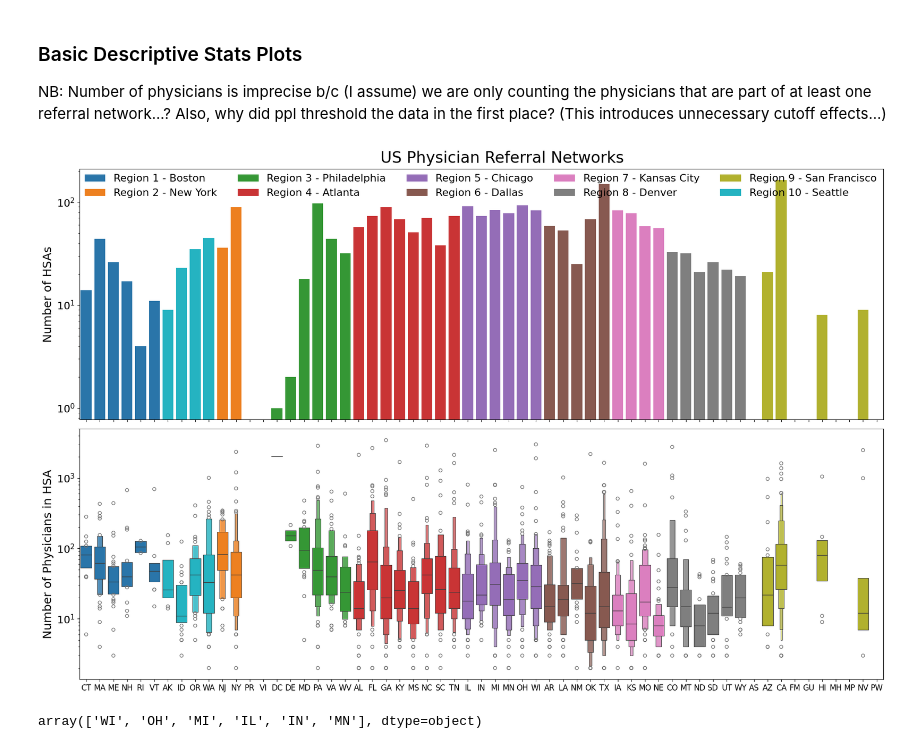
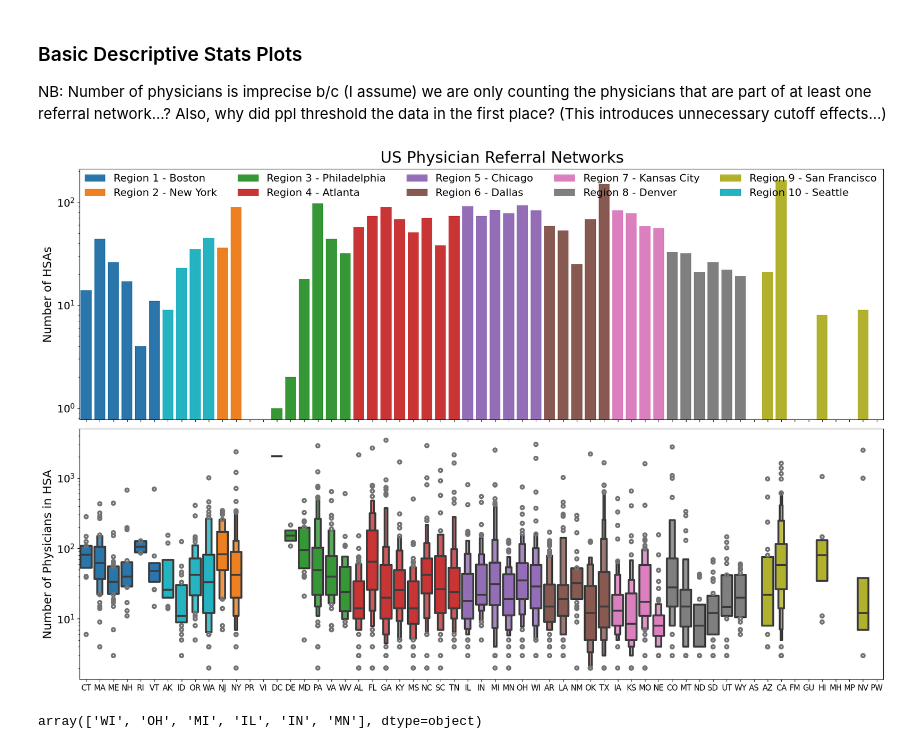
Before and after one commit to aidos-lab/apparent, a Jupyter notebook: notebooks/visualization.ipynb, the cells around one changed output. Cells and saved outputs as stored; diff of their text form; code cells hidden in the pictures.

```diff
--- a/notebooks/visualization.ipynb
+++ b/notebooks/visualization.ipynb
@@ -309,30 +309,32 @@ Also, why did ppl threshold the data in the first place? (This introduces unnece
 # %%
 # Set up the figure with subplots
 fig, (ax1, ax2) = plt.subplots(2, 1, figsize=(20, 12), sharex=True)
 
 # Plot 1: Countplot
 sns.countplot(data=df, x="state", hue="region", hue_order=sorted_regions_array, order=ordered_states, palette="tab10", saturation=0.85, ax=ax1,)
 ax1.set_ylabel('Number of HSAs', fontsize=labelsize)
 ax1.set_yscale('log')
 ax1.legend(loc='upper left', ncols=5, fontsize=ticksize, frameon=False, borderaxespad=0.1)
 ax1.set_yticklabels(ax1.get_yticklabels(), fontsize=ticksize)
 
 # Plot 2: Boxenplot
 sns.boxenplot(data=df, x="state", y="n_nodes", hue="region", hue_order=sorted_regions_array, order=ordered_states, palette="tab10", saturation=0.85,
-              log_scale=True, ax=ax2, legend=False)
+              log_scale=True, ax=ax2, legend=False,
+              box_kws=dict(lw=3), flier_kws=dict(lw=3), line_kws=dict(linewidth=3),
+             )
 ax2.set_ylabel('Number of Physicians in HSA', fontsize=labelsize)
 ax2.set_xlabel("")
 ax2.set_xticklabels(ordered_states, fontsize=ticksize - 4)
 ax2.set_yticklabels(ax2.get_yticklabels(), fontsize=ticksize)
 #ax2.legend(loc='upper right', ncols=5)
 #ax2.get_legend().remove()
 
 plt.suptitle("US Physician Referral Networks", fontsize=labelsize + 6)
 # Adjust layout
 plt.tight_layout()
 plt.savefig(f"../figures/basic-descriptive-statistics.pdf", bbox_inches="tight", transparent=True)
 # %% [output]
-[figure, old version]
+[figure, new version]
 # %%
 df.query("region == 'Region 5 - Chicago'")[["hsanum","state", "OR_0"]].explode("OR_0").state.unique()
 # %% [output]
```
Also changed, not shown: parts of 5 cells of this notebook, 3 other files.
